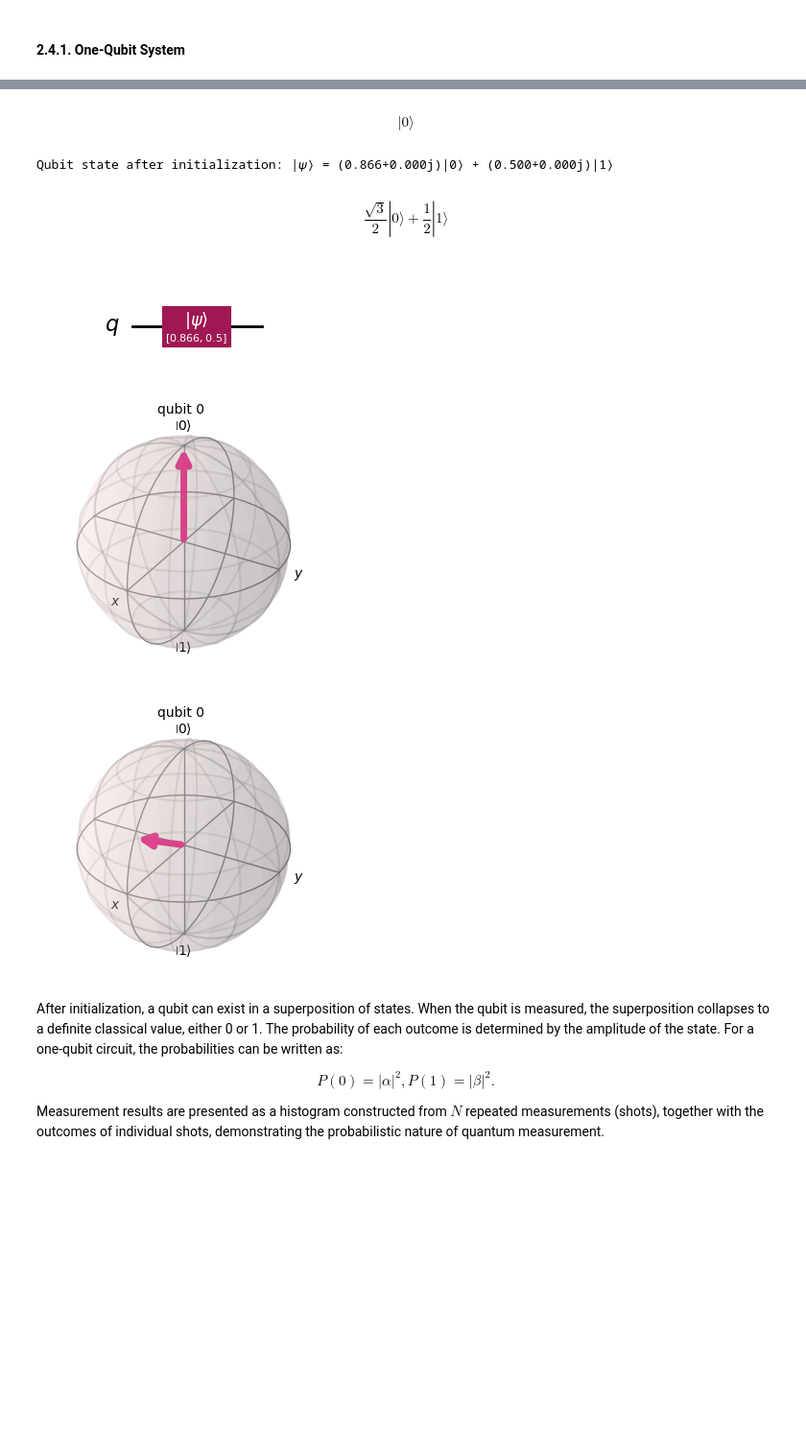
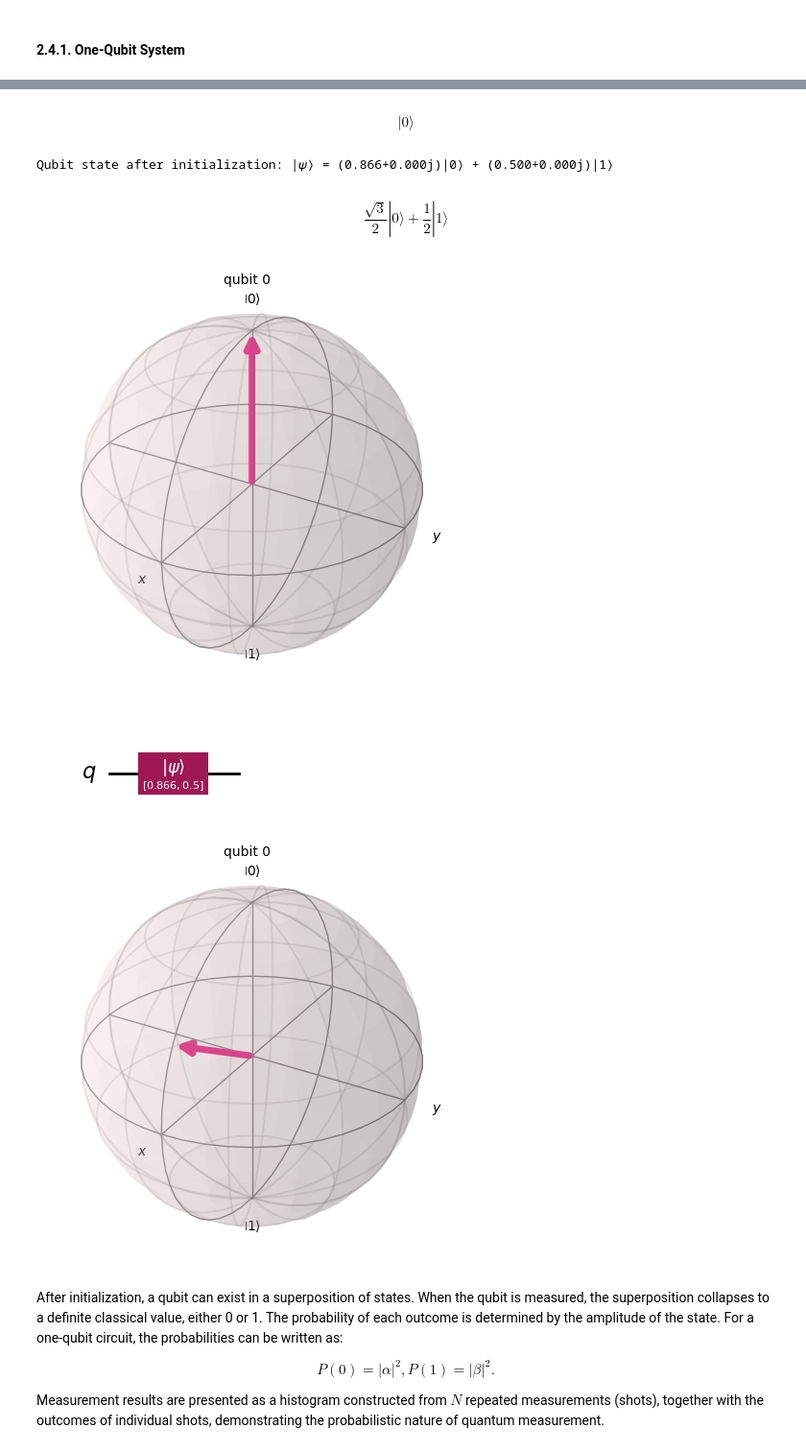
Before and after one commit to QTechEdu/QTech_notebooks, a Jupyter notebook: Quantum-computing.ipynb, the cells around one changed output, grey strips where cells are left out. Shown at 96% size. Drawn from its saved outputs; the diff is of its cells as text; code cells hidden in the pictures; blank space fills up the shorter version.

```diff
--- a/Quantum-computing.ipynb
+++ b/Quantum-computing.ipynb
@@ -650,6 +395,8 @@ Create a quantum circuit and visualize the initial and final Bloch vectors
 after reinitialization using the function "initialize([alpha, beta], qubit)
 
 """
+%matplotlib inline
+plt.close()    # Close it so it doesn’t linger in memory
 
 # Create the single-qubit quantum circuit
 qc = QuantumCircuit(1)
@@ -657,41 +404,41 @@ qc = QuantumCircuit(1)
 # Run the circuit using the statevector simulator and display the resulting statevector
 state_0 = Statevector(qc)
 
 print(f"By default, a qubit is created in the state |𝜓⟩ = ({state_0[0]:.3f})|0⟩ + ({state_0[1]:.3f})|1⟩ = ")
 display(state_0.draw('latex'))
 
 # Draw a Bloch sphere for the state_0
-plot_bloch_multivector(state_0).set_size_inches(3, 3) # adjust the figure dimensions for visualization purposes
+
+plot_bloch_multivector(state_0) # adjust the figure dimensions for visualization purposes
 
 # Define alpha and beta (must satisfy |alpha|^2 + |beta|^2 = 1)
 alpha = np.sqrt(3)/2
 beta = 1/2
 
 # Initialize the qubit with [alpha, beta]
 qc.initialize([alpha, beta], 0)
 state = Statevector(qc)
 print(f"Qubit state after initialization: |𝜓⟩ = ({state[0]:.3f})|0⟩ + ({state[1]:.3f})|1⟩")
 display(state.draw("latex"))
 
-# Bloch vector after initialization
-plot_bloch_multivector(state).set_size_inches(3, 3)
-
 # Draw the quantum circuit
 qc.draw('mpl')
+
+# Bloch vector after initialization
+plot_bloch_multivector(state)
 
 # Hide header/footer for all open figures at once\n",
 for fig in plt._pylab_helpers.Gcf.get_all_fig_managers():
     fig.canvas.header_visible = False
     fig.canvas.footer_visible = False
-plt.show()
 # %% [output]
 By default, a qubit is created in the state |𝜓⟩ = (1.000+0.000j)|0⟩ + (0.000+0.000j)|1⟩ =
 $$ |0\rangle$$
 Qubit state after initialization: |𝜓⟩ = (0.866+0.000j)|0⟩ + (0.500+0.000j)|1⟩
 $$\frac{\sqrt{3}}{2} |0\rangle+\frac{1}{2} |1\rangle$$
-[figure, old version]
+[figure, new version]
-[figure, old version]
+[figure, new version]
-[figure, old version]
+[figure, new version]
 # %% [markdown]
 After initialization, a qubit can exist in a superposition of states. When the qubit is measured, the superposition collapses to a definite classical value, either 0 or 1. The probability of each outcome is determined by the amplitude of the state. For a one-qubit circuit, the probabilities can be written as:
 
```
Also changed, not shown: parts of 37 cells of this notebook, 8 other files.
